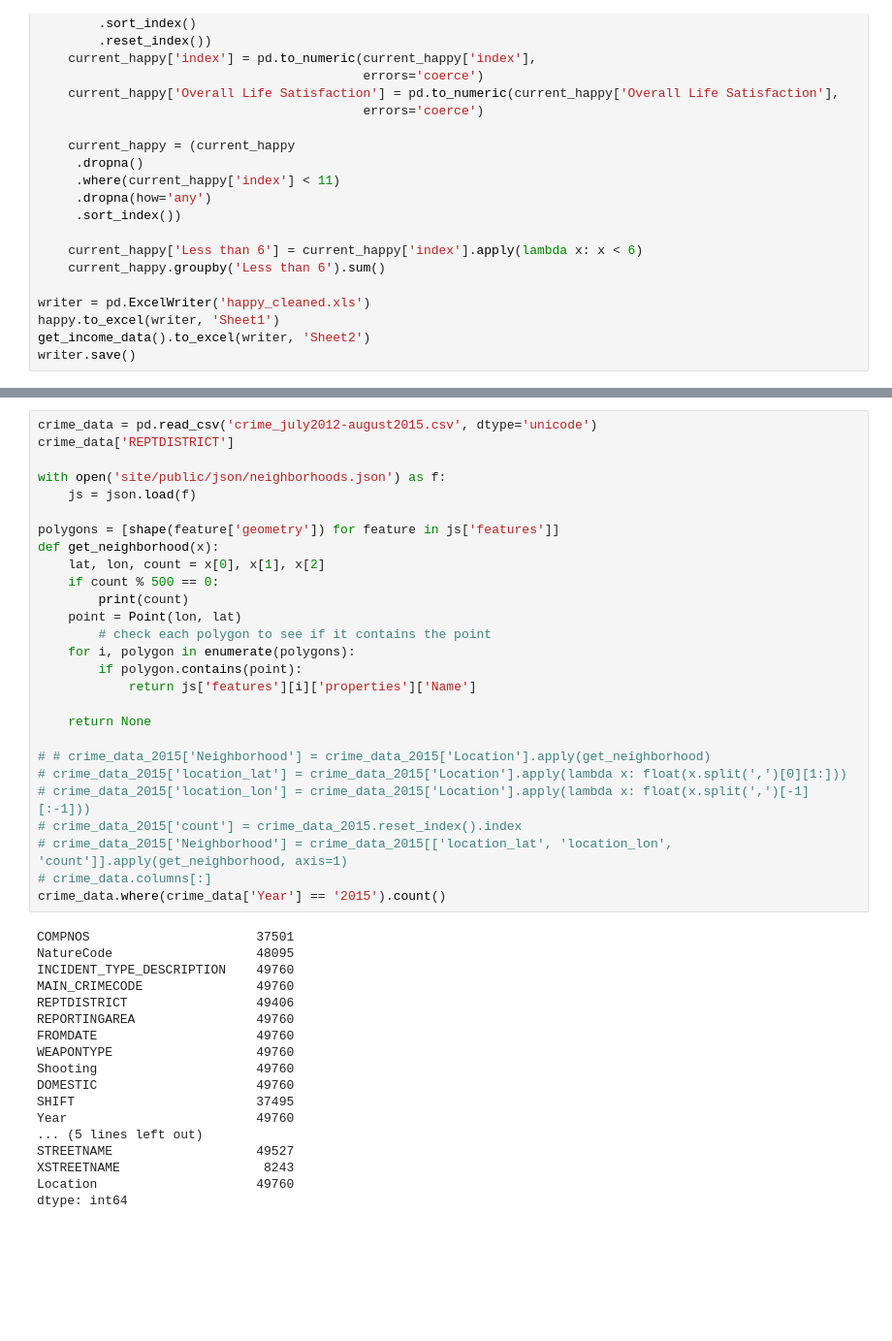
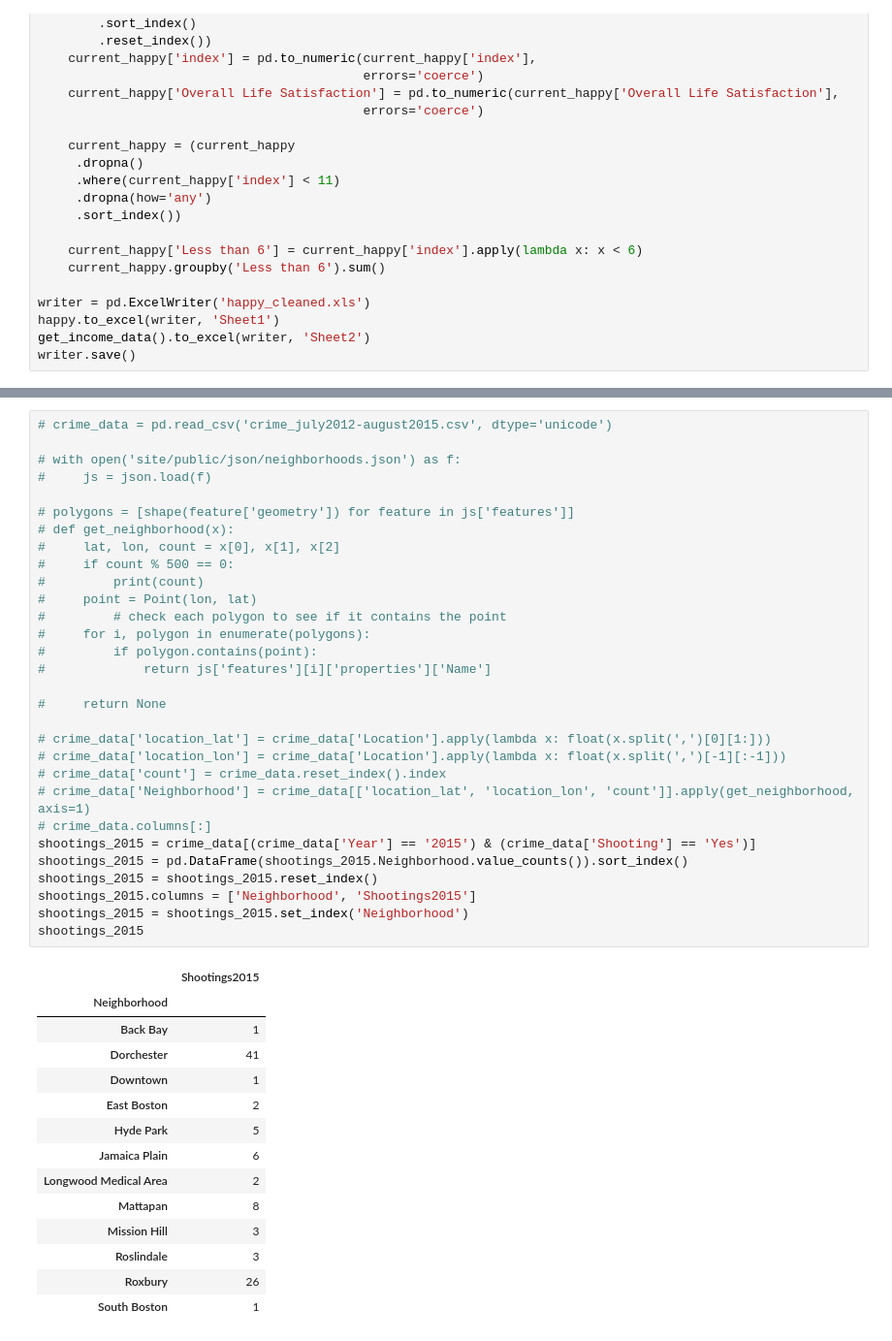
Before and after one commit to Syps/boston_data, a Jupyter notebook: boston.ipynb, the cells around one changed output, grey strips where cells are left out. Shown: that part at 97% size. Cells and saved outputs as stored; diff of their text form; blank space fills up the shorter version.

```diff
--- a/boston.ipynb
+++ b/boston.ipynb
@@ -214,45 +212,45 @@ fio[fio['YEAR'] == '2015'].groupby('CITY').count()
 # %%
-crime_data = pd.read_csv('crime_july2012-august2015.csv', dtype='unicode')
-crime_data['REPTDISTRICT']
+# crime_data = pd.read_csv('crime_july2012-august2015.csv', dtype='unicode')
 
-with open('site/public/json/neighborhoods.json') as f:
-    js = json.load(f)
+# with open('site/public/json/neighborhoods.json') as f:
+#     js = json.load(f)
 
-polygons = [shape(feature['geometry']) for feature in js['features']]
-def get_neighborhood(x):
-    lat, lon, count = x[0], x[1], x[2]
-    if count % 500 == 0:
-        print(count)
-    point = Point(lon, lat)
-        # check each polygon to see if it contains the point
-    for i, polygon in enumerate(polygons):
-        if polygon.contains(point):
-            return js['features'][i]['properties']['Name']
+# polygons = [shape(feature['geometry']) for feature in js['features']]
+# def get_neighborhood(x):
+#     lat, lon, count = x[0], x[1], x[2]
+#     if count % 500 == 0:
+#         print(count)
+#     point = Point(lon, lat)
+#         # check each polygon to see if it contains the point
+#     for i, polygon in enumerate(polygons):
+#         if polygon.contains(point):
+#             return js['features'][i]['properties']['Name']
 
-    return None
+#     return None
 
-# # crime_data_2015['Neighborhood'] = crime_data_2015['Location'].apply(get_neighborhood)
-# crime_data_2015['location_lat'] = crime_data_2015['Location'].apply(lambda x: float(x.split(',')[0][1:]))
-# crime_data_2015['location_lon'] = crime_data_2015['Location'].apply(lambda x: float(x.split(',')[-1][:-1]))
-# crime_data_2015['count'] = crime_data_2015.reset_index().index
-# crime_data_2015['Neighborhood'] = crime_data_2015[['location_lat', 'location_lon', 'count']].apply(get_neighborhood, axis=1)
+# crime_data['location_lat'] = crime_data['Location'].apply(lambda x: float(x.split(',')[0][1:]))
+# crime_data['location_lon'] = crime_data['Location'].apply(lambda x: float(x.split(',')[-1][:-1]))
+# crime_data['count'] = crime_data.reset_index().index
+# crime_data['Neighborhood'] = crime_data[['location_lat', 'location_lon', 'count']].apply(get_neighborhood, axis=1)
 # crime_data.columns[:]
-crime_data.where(crime_data['Year'] == '2015').count()
+shootings_2015 = crime_data[(crime_data['Year'] == '2015') & (crime_data['Shooting'] == 'Yes')]
+shootings_2015 = pd.DataFrame(shootings_2015.Neighborhood.value_counts()).sort_index()
+shootings_2015 = shootings_2015.reset_index()
+shootings_2015.columns = ['Neighborhood', 'Shootings2015']
+shootings_2015 = shootings_2015.set_index('Neighborhood')
+shootings_2015
 # %% [output]
-COMPNOS                      37501
-NatureCode                   48095
-INCIDENT_TYPE_DESCRIPTION    49760
-MAIN_CRIMECODE               49760
-REPTDISTRICT                 49406
-REPORTINGAREA                49760
-FROMDATE                     49760
-WEAPONTYPE                   49760
-Shooting                     49760
-DOMESTIC                     49760
-SHIFT                        37495
-Year                         49760
-... (5 lines left out)
-STREETNAME                   49527
-XSTREETNAME                   8243
-Location                     49760
-dtype: int64
+|  | Shootings2015 |
+| Neighborhood |  |
+| Back Bay | 1 |
+| Dorchester | 41 |
+| Downtown | 1 |
+| East Boston | 2 |
+| Hyde Park | 5 |
+| Jamaica Plain | 6 |
+| Longwood Medical Area | 2 |
+| Mattapan | 8 |
+| Mission Hill | 3 |
+| Roslindale | 3 |
+| Roxbury | 26 |
+| South Boston | 1 |
```
Also changed, not shown: parts of 5 cells of this notebook, 6 other files.
